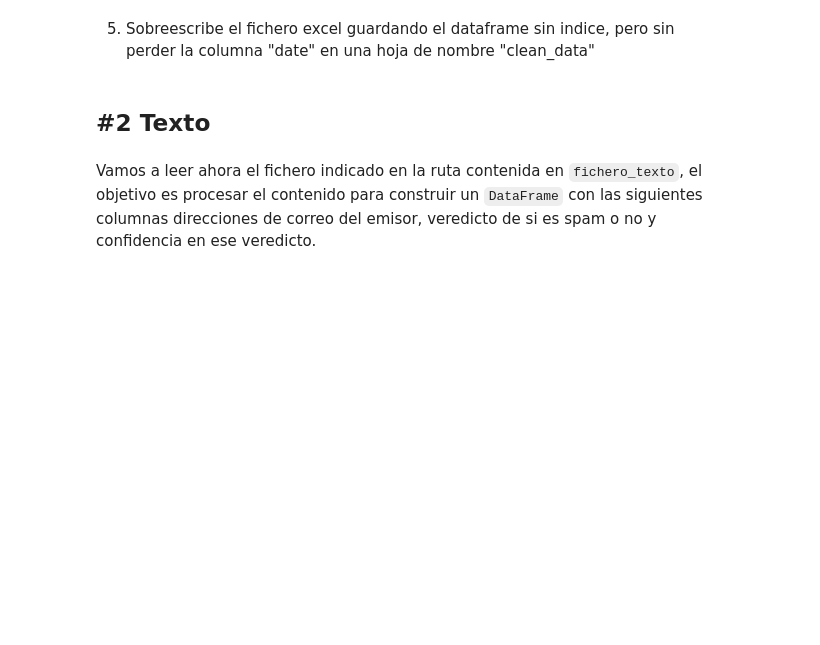
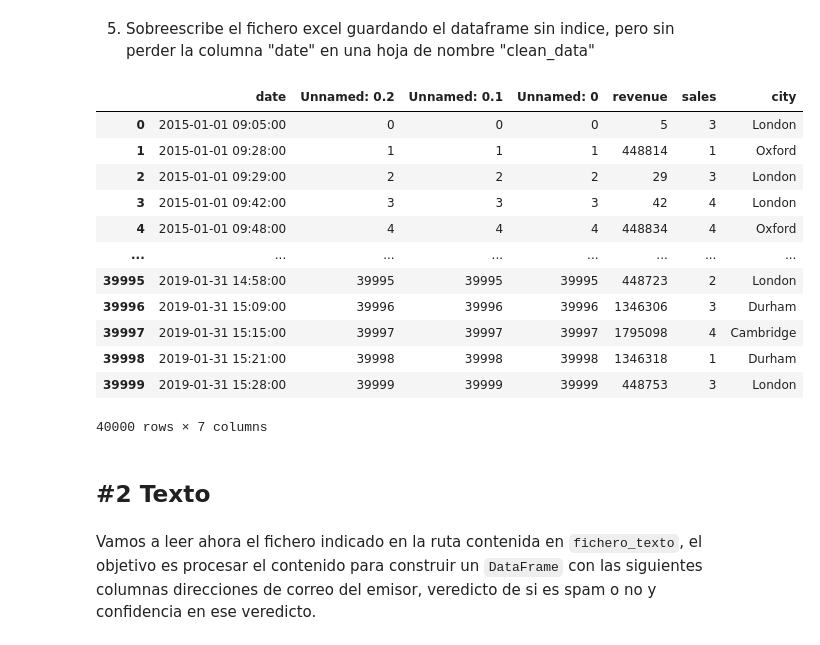
Before and after one commit to noemontiels/ONLINE_DS_THEBRIDGE_NOELIAMONTIEL, a Jupyter notebook: 03_Analisis_de_Datos/Sprint_05/Unidad_02/Practica_Obligatoria/18_Practica_Obligatoria_Ficheros.ipynb, the cells around one changed output. Drawn from its saved outputs; the diff is of its cells as text; code cells hidden in the pictures; blank space fills up the shorter version.

```diff
--- a/03_Analisis_de_Datos/Sprint_05/Unidad_02/Practica_Obligatoria/18_Practica_Obligatoria_Ficheros.ipynb
+++ b/03_Analisis_de_Datos/Sprint_05/Unidad_02/Practica_Obligatoria/18_Practica_Obligatoria_Ficheros.ipynb
@@ -77,2 +81,8 @@ memory usage: 1.2+ MB
 # %% [markdown]
 4. Convierte el campo "date" a un datetime. Conviertelo en el índice del `DataFrame`
+# %%
+import datetime as dt
+
+patron = "%Y-%m-%d %H:%M:%S"
+df_excel['date'] = pd.to_datetime(df_excel['date'], format = patron)
+df_excel['date'] # Corrobora que dtype: datetime64[ns]
@@ -78,0 +102,3 @@ memory usage: 1.2+ MB
+# %%
+df_excel.set_index('date', inplace = True)
+df_excel
@@ -81,2 +144,19 @@ memory usage: 1.2+ MB
 # %% [markdown]
 5. Sobreescribe el fichero excel guardando el dataframe sin indice, pero sin perder la columna "date" en una hoja de nombre "clean_data"
+# %%
+df_excel.reset_index(inplace = True) # Pone el índice como columna y da como índices los valores posicionales
+df_excel
+# %% [output]
+|  | date | Unnamed: 0.2 | Unnamed: 0.1 | Unnamed: 0 | revenue | sales | city |
+| 0 | 2015-01-01 09:05:00 | 0 | 0 | 0 | 5 | 3 | London |
+| 1 | 2015-01-01 09:28:00 | 1 | 1 | 1 | 448814 | 1 | Oxford |
+| 2 | 2015-01-01 09:29:00 | 2 | 2 | 2 | 29 | 3 | London |
+| 3 | 2015-01-01 09:42:00 | 3 | 3 | 3 | 42 | 4 | London |
+| 4 | 2015-01-01 09:48:00 | 4 | 4 | 4 | 448834 | 4 | Oxford |
+| ... | ... | ... | ... | ... | ... | ... | ... |
+| 39995 | 2019-01-31 14:58:00 | 39995 | 39995 | 39995 | 448723 | 2 | London |
+| 39996 | 2019-01-31 15:09:00 | 39996 | 39996 | 39996 | 1346306 | 3 | Durham |
+| 39997 | 2019-01-31 15:15:00 | 39997 | 39997 | 39997 | 1795098 | 4 | Cambridge |
+| 39998 | 2019-01-31 15:21:00 | 39998 | 39998 | 39998 | 1346318 | 1 | Durham |
+| 39999 | 2019-01-31 15:28:00 | 39999 | 39999 | 39999 | 448753 | 3 | London |
+40000 rows × 7 columns
```
Also changed, not shown: parts of 19 cells of this notebook, 3 other files.
